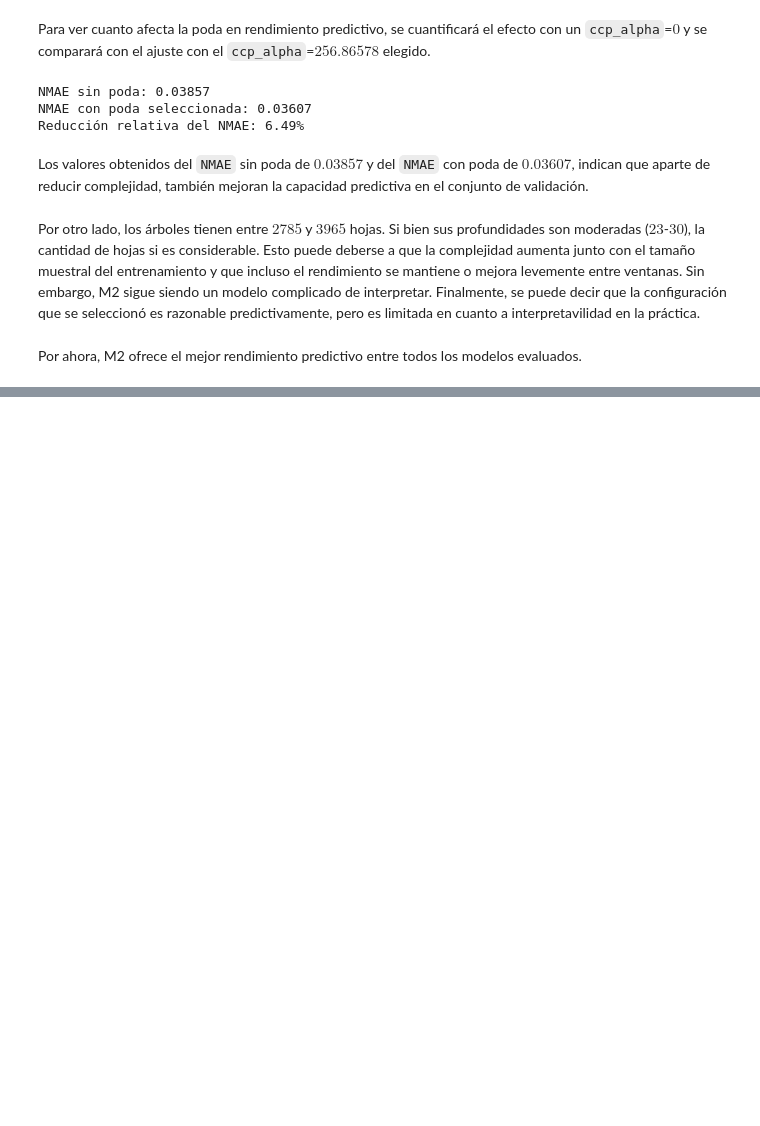
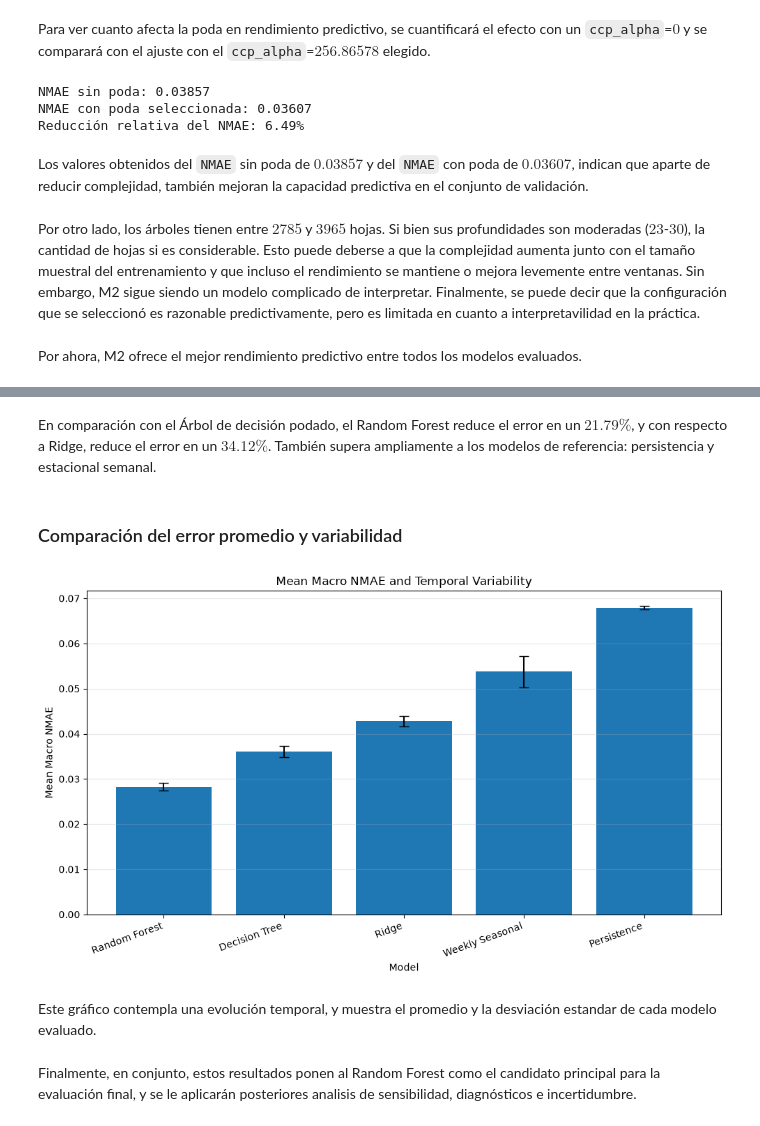
Before and after one commit to jorge-mardones-data/electricity-demand-forecasting, a Jupyter notebook: notebooks/03_model_development.ipynb, the cells around one changed output, grey strips where cells are left out. Cells and saved outputs as stored; diff of their text form; code cells hidden in the pictures; blank space fills up the shorter version.

```diff
--- a/notebooks/03_model_development.ipynb
+++ b/notebooks/03_model_development.ipynb
@@ -138,6 +138,12 @@ Se evaluarán:
 La siguiente función calcula MAE, RMSE y NMAE por país, también el NMAE macro.
 # %%
 def evaluate_predictions(train_df, validation_df, predictions, model_name, window_name):
+    # Ensure predictions preserve validation indices
+    if not isinstance(predictions, pd.Series):
+        predictions = pd.Series(
+            predictions,
+            index=validation_df.index
+        )
     results = []
 
     for country in ["DE", "ES", "FR"]:
@@ -904,0 +1673,27 @@ Por ahora, M2 ofrece el mejor rendimiento predictivo entre todos los modelos eva
+# %% [markdown]
+En comparación con el Árbol de decisión podado, el Random Forest reduce el error en un $21.79\%$, y con respecto a Ridge, reduce el error en un $34.12\%$. También supera ampliamente a los modelos de referencia: persistencia y estacional semanal.
+# %% [markdown]
+### Comparación del error promedio y variabilidad
+# %%
+plt.figure(figsize=(10, 6))
+
+plt.bar(
+    global_comparison.index,
+    global_comparison["Mean NMAE"],
+    yerr=global_comparison["SD NMAE"],
+    capsize=5
+)
+
+plt.title("Mean Macro NMAE and Temporal Variability")
+plt.xlabel("Model")
+plt.ylabel("Mean Macro NMAE")
+plt.xticks(rotation=20, ha="right")
+plt.grid(axis="y", alpha=0.3)
+plt.tight_layout()
+plt.show()
+# %% [output]
+[figure, added]
+# %% [markdown]
+Este gráfico contempla una evolución temporal, y muestra el promedio y la desviación estandar de cada modelo evaluado.
+# %% [markdown]
+Finalmente, en conjunto, estos resultados ponen al Random Forest como el candidato principal para la evaluación final, y se le aplicarán posteriores analisis de sensibilidad, diagnósticos e incertidumbre.
```
Also changed, not shown: parts of 56 cells of this notebook, 6 other files.
